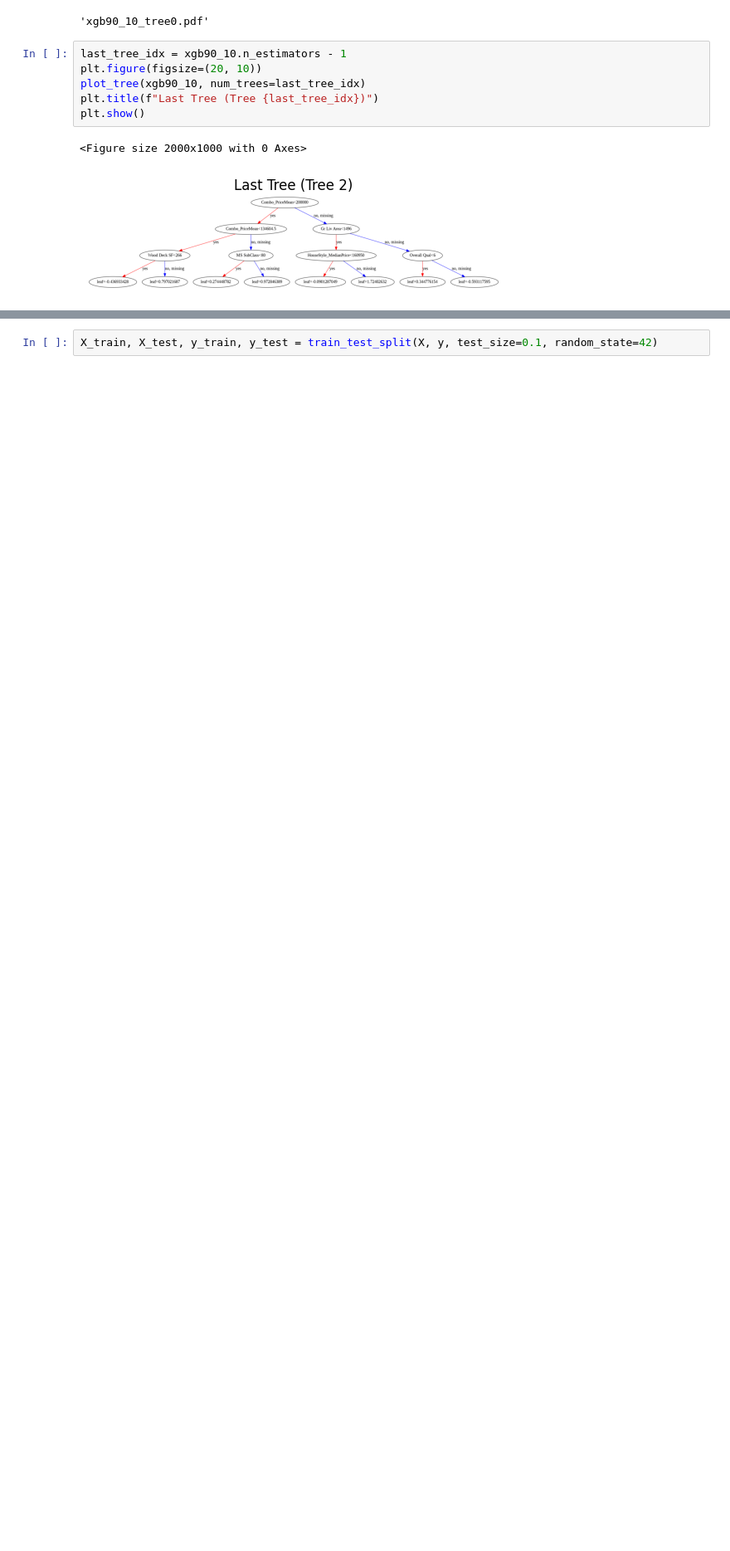
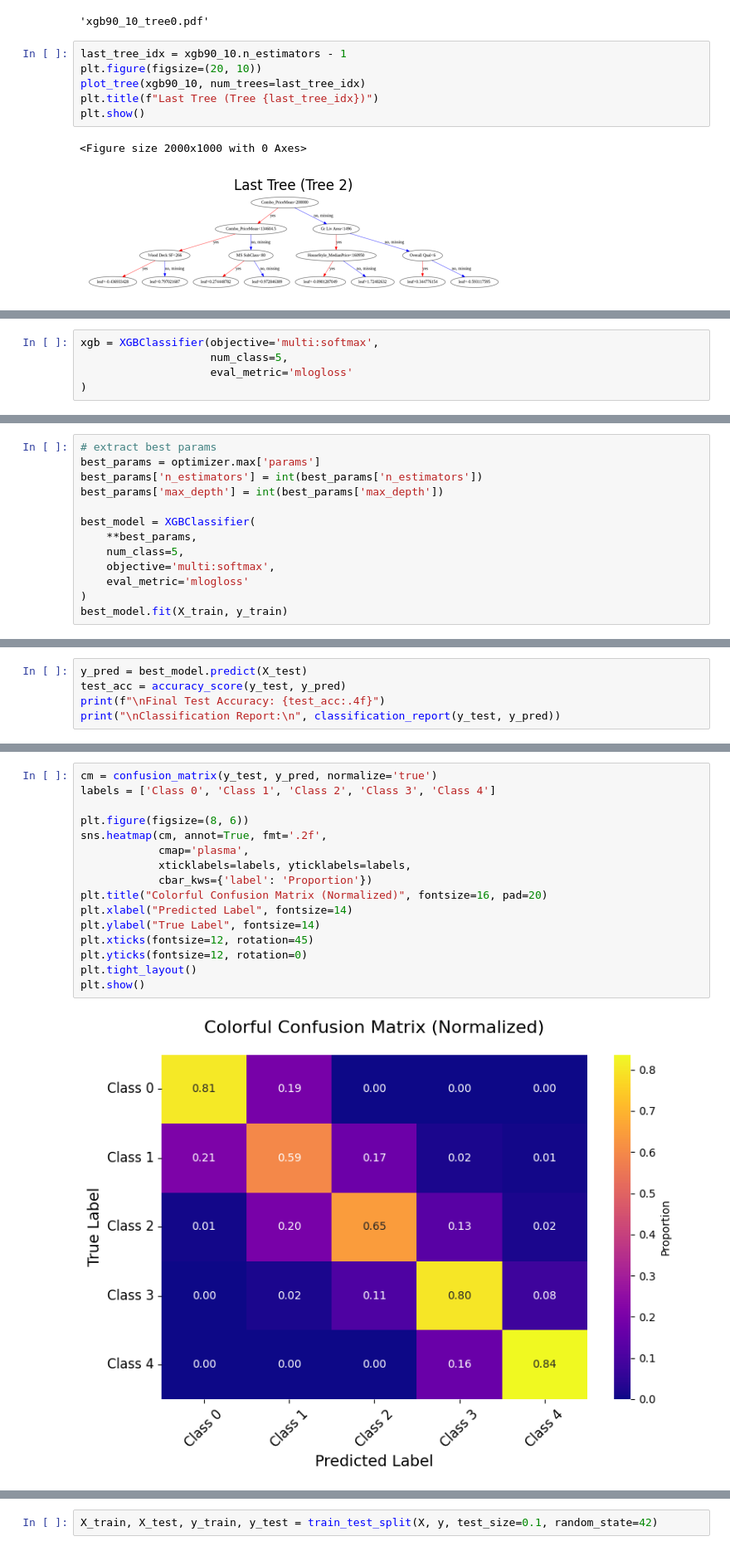
Before and after one commit to hedesiustefan/ML_Project, a Jupyter notebook: Discretization/ML_Lab2_Discretization.ipynb, the cells around one changed output, grey strips where cells are left out. Shown: that part at 83% size. Cells and saved outputs as stored; diff of their text form; blank space fills up the shorter version.

```diff
--- a/Discretization/ML_Lab2_Discretization.ipynb
+++ b/Discretization/ML_Lab2_Discretization.ipynb
@@ -378,0 +271,5 @@ Now 10 90 split + stratified k fold cv
+# %%
+xgb = XGBClassifier(objective='multi:softmax',
+                    num_class=5,
+                    eval_metric='mlogloss'
+)
@@ -378,0 +459,13 @@ Now 10 90 split + stratified k fold cv
+# %%
+# extract best params
+best_params = optimizer.max['params']
+best_params['n_estimators'] = int(best_params['n_estimators'])
+best_params['max_depth'] = int(best_params['max_depth'])
+
+best_model = XGBClassifier(
+    **best_params,
+    num_class=5,
+    objective='multi:softmax',
+    eval_metric='mlogloss'
+)
+best_model.fit(X_train, y_train)
@@ -378,0 +485,5 @@ Now 10 90 split + stratified k fold cv
+# %%
+y_pred = best_model.predict(X_test)
+test_acc = accuracy_score(y_test, y_pred)
+print(f"\nFinal Test Accuracy: {test_acc:.4f}")
+print("\nClassification Report:\n", classification_report(y_test, y_pred))
@@ -378,0 +505,18 @@ Now 10 90 split + stratified k fold cv
+# %%
+cm = confusion_matrix(y_test, y_pred, normalize='true')
+labels = ['Class 0', 'Class 1', 'Class 2', 'Class 3', 'Class 4']
+
+plt.figure(figsize=(8, 6))
+sns.heatmap(cm, annot=True, fmt='.2f',
+            cmap='plasma',
+            xticklabels=labels, yticklabels=labels,
+            cbar_kws={'label': 'Proportion'})
+plt.title("Colorful Confusion Matrix (Normalized)", fontsize=16, pad=20)
+plt.xlabel("Predicted Label", fontsize=14)
+plt.ylabel("True Label", fontsize=14)
+plt.xticks(fontsize=12, rotation=45)
+plt.yticks(fontsize=12, rotation=0)
+plt.tight_layout()
+plt.show()
+# %% [output]
+[figure, added]
```
Also changed, not shown: parts of 76 cells of this notebook, 9 other files.
